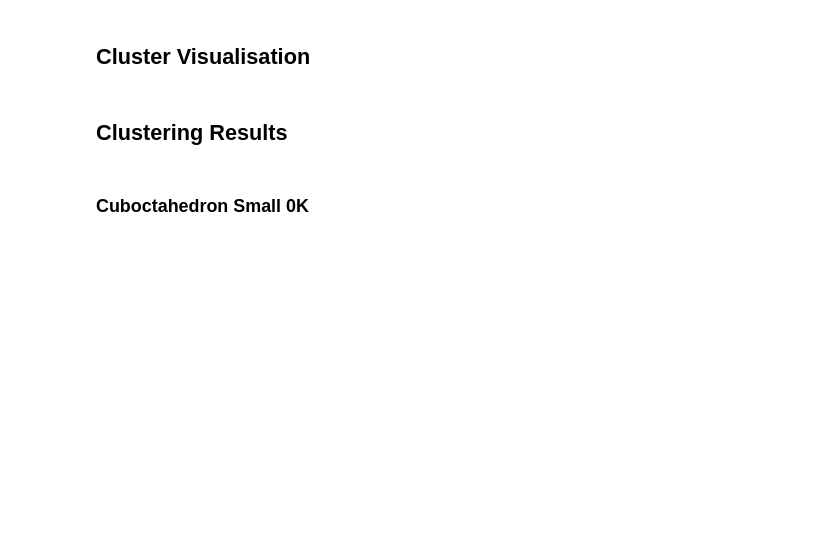
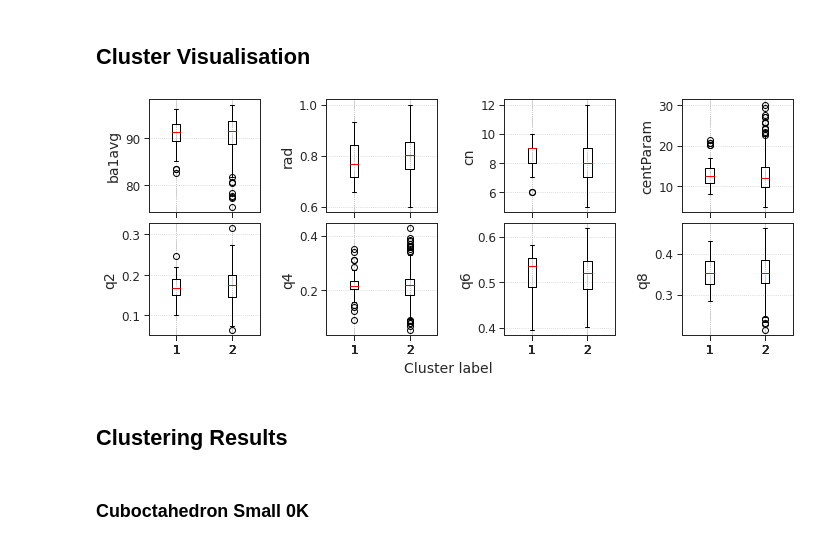
Before and after one commit to Jon-Ting/metal-nanoparticle-surface-atom-labelling, a Jupyter notebook: metal-nanoparticle-surface-atoms-clustering-cluster-analysis.ipynb, the cells around one changed output. Saved outputs shown, nothing was run; the diff lists cells and outputs as text; code cells hidden in the pictures; blank space fills up the shorter version.

```diff
--- a/metal-nanoparticle-surface-atoms-clustering-cluster-analysis.ipynb
+++ b/metal-nanoparticle-surface-atoms-clustering-cluster-analysis.ipynb
@@ -1550,46 +1580,49 @@ def visClust2D(X, y, ILSclust, perplexity=30.0, early_exaggeration=12, metric='e
 def clustFeatBoxPlots(ILSclust, feats, caseID, combID, allOrSurf, figSize=(10, 12), figNameAppendix='all'):
     df = dfAlls[caseID][dfAlls[caseID]['surf'] == 1] if allOrSurf == 'Surface' else dfAlls[caseID][dfAlls[caseID]]
     df['cluster'] = ILSclust['cluster'].astype(int).tolist()
+    df = df.sort_values(by='cluster')
 
     numCols = 4
     numRows = len(feats) // numCols
     fig, axes = plt.subplots(numRows, numCols, figsize=figSize, sharex=True)
     rowIdx = -1
     for (i, feat) in enumerate(feats):
         if i % numCols == 0:
             rowIdx += 1
         colIdx = i - numCols*rowIdx
         if len(feats) == 1:
             ax = axes
         elif len(feats) <= numCols:
             ax = axes[colIdx]
         else:
             ax = axes[rowIdx, colIdx]
         featVals = [df[df['cluster']==clustNum][feat] for clustNum in df['cluster'].unique()]
         ax.boxplot(x=featVals, medianprops={'color': '#FE0101'})
         ax.set_ylabel(feat)
         ax.grid(linestyle='dotted')
     fig.text(0.5, 0.0, 'Cluster label', ha='center')
     plt.tight_layout()
     plt.subplots_adjust(left=None, bottom=None, right=None, top=None, wspace=0.6, hspace=0.1)
     plt.savefig(fname=f"FIGURES/featBoxPlots/featBoxPlots_{figNameAppendix}_{testCases[caseID]}_C{combID}_{allOrSurf}.png", bbox_inches='tight')
     # dfClusts.boxplot(column=['ba1avg', 'gcn'], by='cluster', ax=None, fontsize=None, rot=0, grid=True, figsize=None, layout=None)
 
 feats = ['blavg', 'blmax', 'blmin', 'blnum',
          'ba1avg', 'ba1max', 'ba1min', 'ba1num', 'ba2avg', 'ba2max', 'ba2min', 'ba2num',
          'btposavg', 'btposmax', 'btposmin', 'btposnum', 'btnegavg', 'btnegmax', 'btnegmin', 'btnegnum',
          'cn', 'gcn', 'scn', 'q6q6', 'rad', 'entroParam', 'centParam', 'degenDeg',
          'chi2', 'chi3', 'chi4', 'chi5', 'chi6', 'chi7', 'chi8', 'chi9',
          'q2', 'q4', 'q6', 'q8', 'q10', 'q12', 'q2avg', 'q4avg', 'q6avg', 'q8avg', 'q10avg', 'q12avg']  # All features
 feats = ['blavg', 'blmax', 'blmin', 'blnum',
          'ba1avg', 'ba1max', 'ba1min', 'ba1num', 'ba2avg', 'ba2max', 'ba2min', 'ba2num',
-         'btposavg', 'btposmax', 'btposmin', 'btposnum', 'btnegavg', 'btnegmax', 'btnegmin', 'btnegnum']  # Bond geometry
-# feats = ['chi2', 'chi3', 'chi4', 'chi5', 'chi6', 'chi7', 'chi8', 'chi9']  # Chi
-# feats = ['q2', 'q4', 'q6', 'q8', 'q10', 'q12', 'q2avg', 'q4avg', 'q6avg', 'q8avg', 'q10avg', 'q12avg']  # Steinhardt
-# feats = ['cn', 'gcn', 'scn', 'q6q6']  # Coordination
-# feats = ['rad', 'entroParam', 'centParam', 'degenDeg']  # Miscellaneous
-feats = ['ba1avg', 'rad', 'cn', 'centParam', 'q2', 'q4', 'q6', 'q8']  # 'entroParam'
-# clustFeatBoxPlots(ILSclustSurf, feats, caseID, combID, allOrSurf='Surface', figSize=(10, 4), figNameAppendix='all')
+         'btposavg', 'btposmax', 'btposmin', 'btposnum', 'btnegavg', 'btnegmax', 'btnegmin', 'btnegnum']  # bondGeom
+feats = ['chi2', 'chi3', 'chi4', 'chi5', 'chi6', 'chi7', 'chi8', 'chi9']  # chi
+feats = ['q2', 'q4', 'q6', 'q8', 'q10', 'q12', 'q2avg', 'q4avg', 'q6avg', 'q8avg', 'q10avg', 'q12avg']  # steinhardt
+feats = ['cn', 'gcn', 'scn', 'q6q6']  # coordination
+feats = ['rad', 'entroParam', 'centParam', 'degenDeg']  # misc
+feats = ['ba1avg', 'rad', 'cn', 'centParam', 'q2', 'q4', 'q6', 'q8']  # 'entroParam',  all
+clustFeatBoxPlots(ILSclustSurf, feats, caseID, combID, allOrSurf='Surface', figSize=(10, 4), figNameAppendix='all')
+# %% [output]
+[figure, added]
 # %%
 # Visualise distribution of each feature after scaling (standardisation alters the distribution, normalisation affected by outliers - but don't really have outliers)
 # for colName in dfScaled.columns:
```
Also changed, not shown: parts of 4 cells of this notebook, 7 other files.
